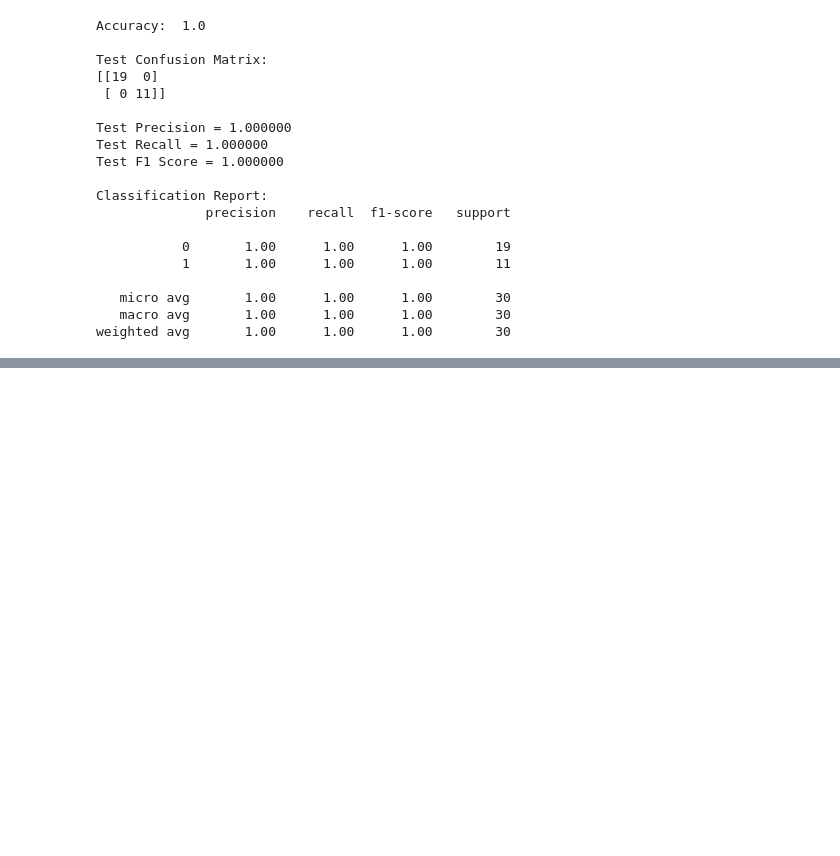
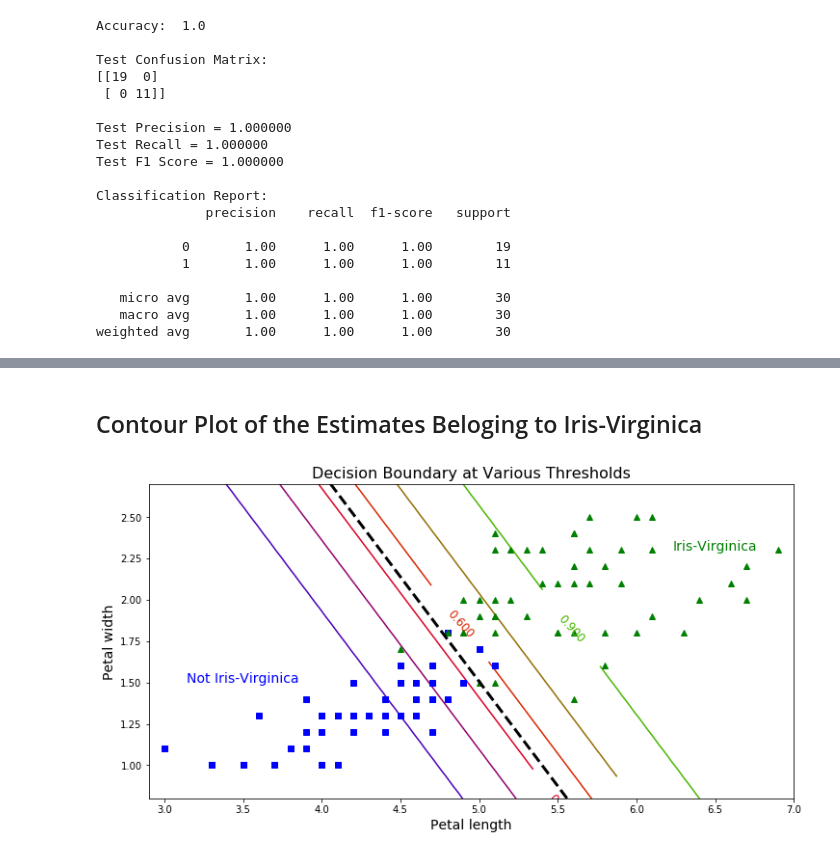
Before and after one commit to rhasanbd/Logistic-Regression-Comparative-Understanding, a Jupyter notebook: Logistic Regression-1-Binary Classification.ipynb, the cells around one changed output, grey strips where cells are left out. Saved outputs shown, nothing was run; the diff lists cells and outputs as text; code cells hidden in the pictures; blank space fills up the shorter version.

```diff
--- a/Logistic Regression-1-Binary Classification.ipynb
+++ b/Logistic Regression-1-Binary Classification.ipynb
@@ -199,0 +353,26 @@ weighted avg       1.00      1.00      1.00        30
+# %% [markdown]
+## Contour Plot of the Estimates Beloging to Iris-Virginica
+# %%
+plt.figure(figsize=(12, 6))
+
+
+# Plot the training data points
+plt.plot(X[y==0, 0], X[y==0, 1], "bs")
+plt.plot(X[y==1, 0], X[y==1, 1], "g^")
+
+
+# Contour plot representing class probabilities at various thresholds
+decision_boundary_various_thresholds(lg_reg_clf, X)
+
+# Let's superimpose the equation-based decision bounday
+decision_boundary_equation_based(lg_reg_clf, X)
+
+plt.text(3.5, 1.5, "Not Iris-Virginica", fontsize=14, color="b", ha="center")
+plt.text(6.5, 2.3, "Iris-Virginica", fontsize=14, color="g", ha="center")
+plt.xlabel("Petal length", fontsize=14)
+plt.ylabel("Petal width", fontsize=14)
+plt.title("Decision Boundary at Various Thresholds", fontsize=16)
+plt.axis([2.9, 7, 0.8, 2.7])
+plt.show()
+# %% [output]
+[figure, added]
```
Also changed, not shown: parts of 17 cells of this notebook.
